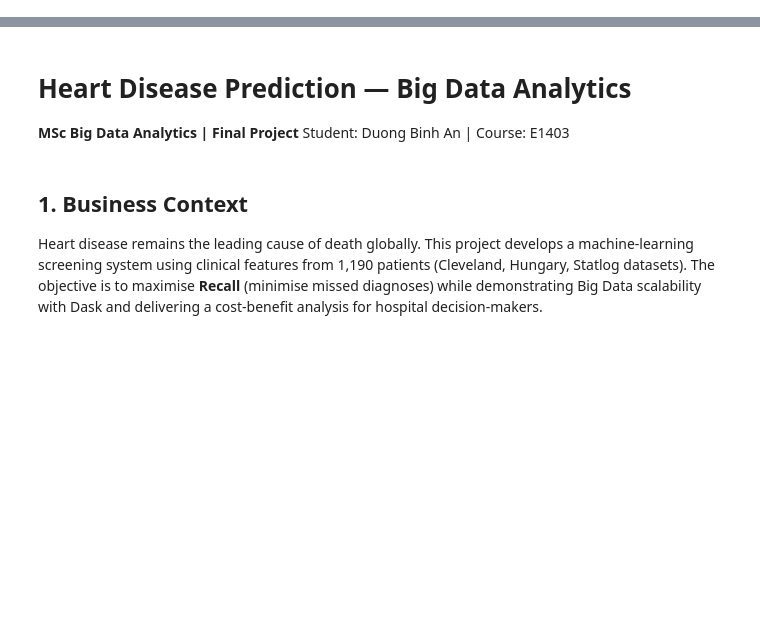
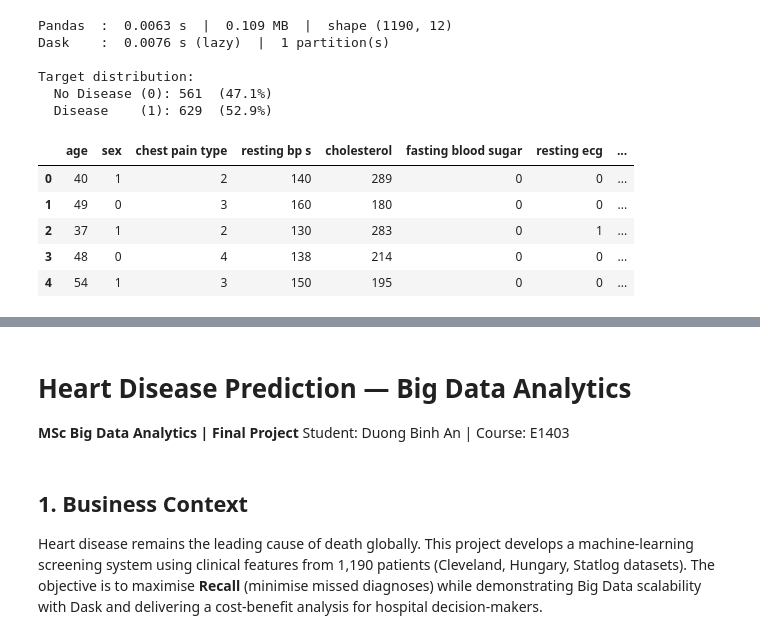
Before and after one commit to AnBinh1703/E1403_DuongBinhAn, a Jupyter notebook: notebook/Heart_Disease_BigData_Analytics_Project_Academic.ipynb, the cells around one changed output, grey strips where cells are left out. Cells and saved outputs as stored; diff of their text form; code cells hidden in the pictures; blank space fills up the shorter version.

```diff
--- a/notebook/Heart_Disease_BigData_Analytics_Project_Academic.ipynb
+++ b/notebook/Heart_Disease_BigData_Analytics_Project_Academic.ipynb
@@ -0,0 +116,36 @@
+# %%
+# --- Pandas loading --------------------------------------------------------
+t0 = time.time()
+df_pandas = pd.read_csv(CSV_FILE)
+pandas_time = time.time() - t0
+pandas_mem  = df_pandas.memory_usage(deep=True).sum() / 1_048_576
+
+# --- Dask lazy loading -----------------------------------------------------
+t0 = time.time()
+df_dask = dd.read_csv(str(CSV_FILE))
+dask_time = time.time() - t0
+
+print(f'Pandas  :  {pandas_time:.4f} s  |  {pandas_mem:.3f} MB  |  shape {df_pandas.shape}')
+print(f'Dask    :  {dask_time:.4f} s (lazy)  |  {df_dask.npartitions} partition(s)')
+
+# Target distribution
+dist = df_pandas['target'].value_counts()
+pct  = df_pandas['target'].value_counts(normalize=True) * 100
+print(f'\nTarget distribution:')
+print(f'  No Disease (0): {dist[0]:,}  ({pct[0]:.1f}%)')
+print(f'  Disease    (1): {dist[1]:,}  ({pct[1]:.1f}%)')
+
+df_pandas.head()
+# %% [output]
+Pandas  :  0.0063 s  |  0.109 MB  |  shape (1190, 12)
+Dask    :  0.0076 s (lazy)  |  1 partition(s)
+
+Target distribution:
+  No Disease (0): 561  (47.1%)
+  Disease    (1): 629  (52.9%)
+|  | age | sex | chest pain type | resting bp s | cholesterol | fasting blood sugar | resting ecg | ... |
+| 0 | 40 | 1 | 2 | 140 | 289 | 0 | 0 | ... |
+| 1 | 49 | 0 | 3 | 160 | 180 | 0 | 0 | ... |
+| 2 | 37 | 1 | 2 | 130 | 283 | 0 | 1 | ... |
+| 3 | 48 | 0 | 4 | 138 | 214 | 0 | 0 | ... |
+| 4 | 54 | 1 | 3 | 150 | 195 | 0 | 0 | ... |
```
Also changed, not shown: parts of 46 cells of this notebook.
